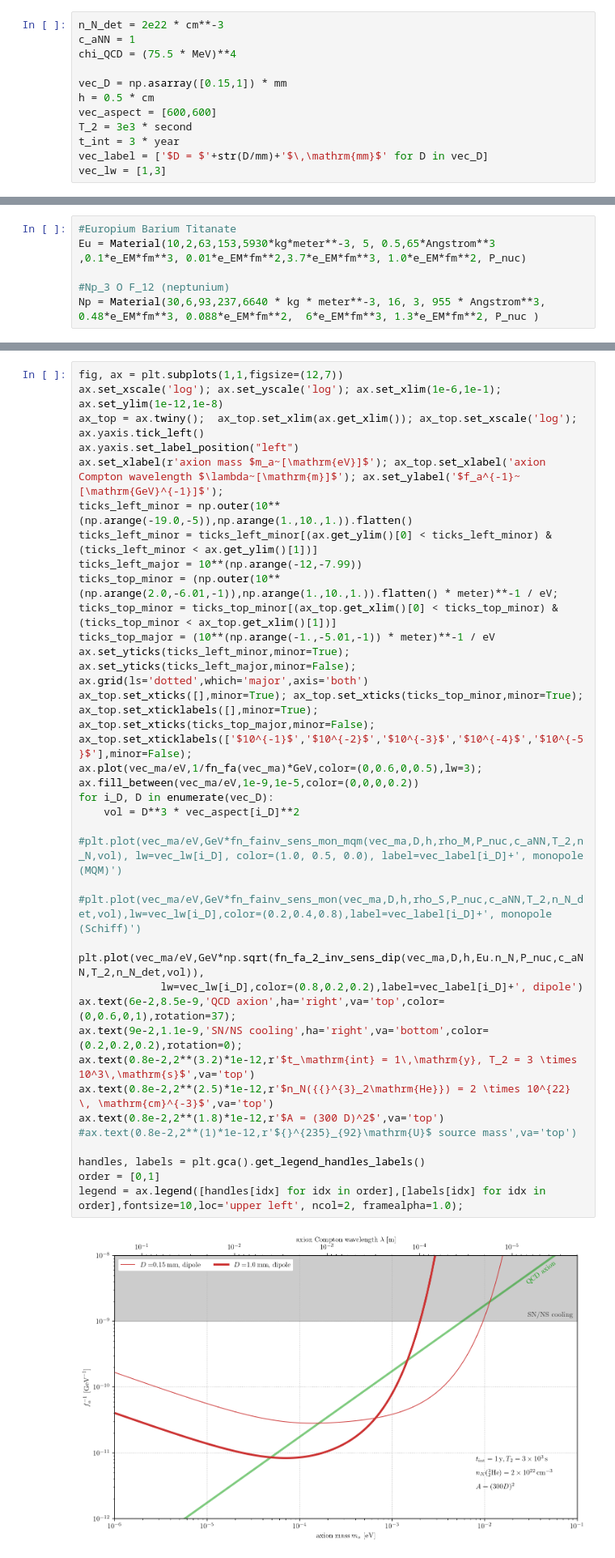
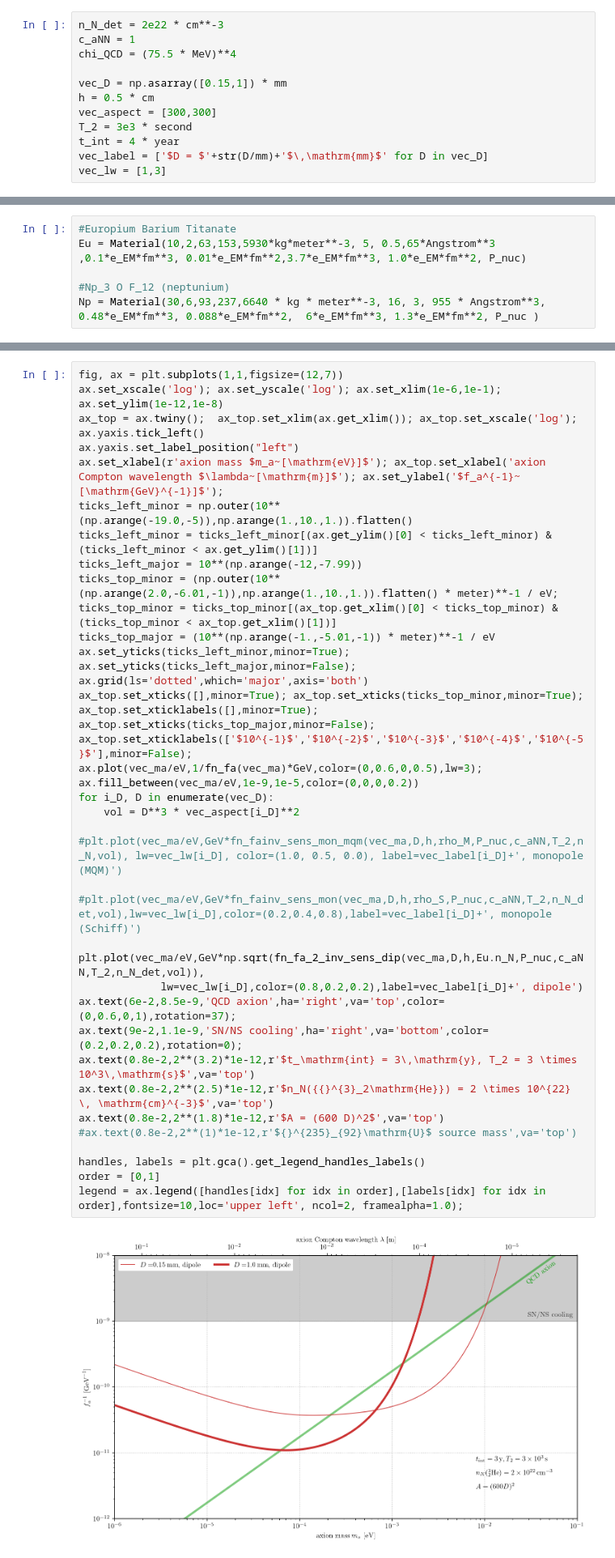
Before and after one commit to kenvantilburg/ferroaxionic-effect, a Jupyter notebook: code/sensitivity.ipynb, the cells around one changed output, grey strips where cells are left out. Shown at 81% size. Saved outputs shown, nothing was run; the diff lists cells and outputs as text.

```diff
--- a/code/sensitivity.ipynb
+++ b/code/sensitivity.ipynb
@@ -86,9 +86,9 @@ chi_QCD = (75.5 * MeV)**4
 
 vec_D = np.asarray([0.15,1]) * mm
 h = 0.5 * cm
-vec_aspect = [600,600]
+vec_aspect = [300,300]
 T_2 = 3e3 * second
-t_int = 3 * year
+t_int = 4 * year
 vec_label = ['$D = $'+str(D/mm)+'$\,\mathrm{mm}$' for D in vec_D]
 vec_lw = [1,3]
 # %% [markdown]
@@ -129,36 +129,36 @@ ax_top = ax.twiny();  ax_top.set_xlim(ax.get_xlim()); ax_top.set_xscale('log');
 ax.yaxis.tick_left()
 ax.yaxis.set_label_position("left")
 ax.set_xlabel(r'axion mass $m_a~[\mathrm{eV}]$'); ax_top.set_xlabel('axion Compton wavelength $\lambda~[\mathrm{m}]$'); ax.set_ylabel('$f_a^{-1}~[\mathrm{GeV}^{-1}]$');
 ticks_left_minor = np.outer(10**(np.arange(-19.0,-5)),np.arange(1.,10.,1.)).flatten()
 ticks_left_minor = ticks_left_minor[(ax.get_ylim()[0] < ticks_left_minor) & (ticks_left_minor < ax.get_ylim()[1])]
 ticks_left_major = 10**(np.arange(-12,-7.99))
 ticks_top_minor = (np.outer(10**(np.arange(2.0,-6.01,-1)),np.arange(1.,10.,1.)).flatten() * meter)**-1 / eV;
 ticks_top_minor = ticks_top_minor[(ax_top.get_xlim()[0] < ticks_top_minor) & (ticks_top_minor < ax_top.get_xlim()[1])]
 ticks_top_major = (10**(np.arange(-1.,-5.01,-1)) * meter)**-1 / eV
 ax.set_yticks(ticks_left_minor,minor=True); ax.set_yticks(ticks_left_major,minor=False);
 ax.grid(ls='dotted',which='major',axis='both')
 ax_top.set_xticks([],minor=True); ax_top.set_xticks(ticks_top_minor,minor=True); ax_top.set_xticklabels([],minor=True);
 ax_top.set_xticks(ticks_top_major,minor=False); ax_top.set_xticklabels(['$10^{-1}$','$10^{-2}$','$10^{-3}$','$10^{-4}$','$10^{-5}$'],minor=False);
 ax.plot(vec_ma/eV,1/fn_fa(vec_ma)*GeV,color=(0,0.6,0,0.5),lw=3);
 ax.fill_between(vec_ma/eV,1e-9,1e-5,color=(0,0,0,0.2))
 for i_D, D in enumerate(vec_D):
     vol = D**3 * vec_aspect[i_D]**2
     #plt.plot(vec_ma/eV,GeV*fn_fainv_sens_mon_mqm(vec_ma,D,h,rho_M,P_nuc,c_aNN,T_2,n_N,vol), lw=vec_lw[i_D], color=(1.0, 0.5, 0.0), label=vec_label[i_D]+', monopole (MQM)')
     #plt.plot(vec_ma/eV,GeV*fn_fainv_sens_mon(vec_ma,D,h,rho_S,P_nuc,c_aNN,T_2,n_N_det,vol),lw=vec_lw[i_D],color=(0.2,0.4,0.8),label=vec_label[i_D]+', monopole (Schiff)')
     plt.plot(vec_ma/eV,GeV*np.sqrt(fn_fa_2_inv_sens_dip(vec_ma,D,h,Eu.n_N,P_nuc,c_aNN,T_2,n_N_det,vol)),
              lw=vec_lw[i_D],color=(0.8,0.2,0.2),label=vec_label[i_D]+', dipole')
 ax.text(6e-2,8.5e-9,'QCD axion',ha='right',va='top',color=(0,0.6,0,1),rotation=37);
 ax.text(9e-2,1.1e-9,'SN/NS cooling',ha='right',va='bottom',color=(0.2,0.2,0.2),rotation=0);
-ax.text(0.8e-2,2**(3.2)*1e-12,r'$t_\mathrm{int} = 1\,\mathrm{y}, T_2 = 3 \times 10^3\,\mathrm{s}$',va='top')
+ax.text(0.8e-2,2**(3.2)*1e-12,r'$t_\mathrm{int} = 3\,\mathrm{y}, T_2 = 3 \times 10^3\,\mathrm{s}$',va='top')
 ax.text(0.8e-2,2**(2.5)*1e-12,r'$n_N({{}^{3}_2\mathrm{He}}) = 2 \times 10^{22} \, \mathrm{cm}^{-3}$',va='top')
-ax.text(0.8e-2,2**(1.8)*1e-12,r'$A = (300 D)^2$',va='top')
+ax.text(0.8e-2,2**(1.8)*1e-12,r'$A = (600 D)^2$',va='top')
 #ax.text(0.8e-2,2**(1)*1e-12,r'${}^{235}_{92}\mathrm{U}$ source mass',va='top')
 
 handles, labels = plt.gca().get_legend_handles_labels()
 order = [0,1]
 legend = ax.legend([handles[idx] for idx in order],[labels[idx] for idx in order],fontsize=10,loc='upper left', ncol=2, framealpha=1.0);
 # %% [output]
-[figure, old version]
+[figure, new version]
 # %%
 fig, ax = plt.subplots(1,1,figsize=(12,7))
 ax.set_xscale('log'); ax.set_yscale('log'); ax.set_xlim(1e-6,1e-1); ax.set_ylim(1e-12,1e-8)
```
Also changed, not shown: parts of 2 cells of this notebook.
